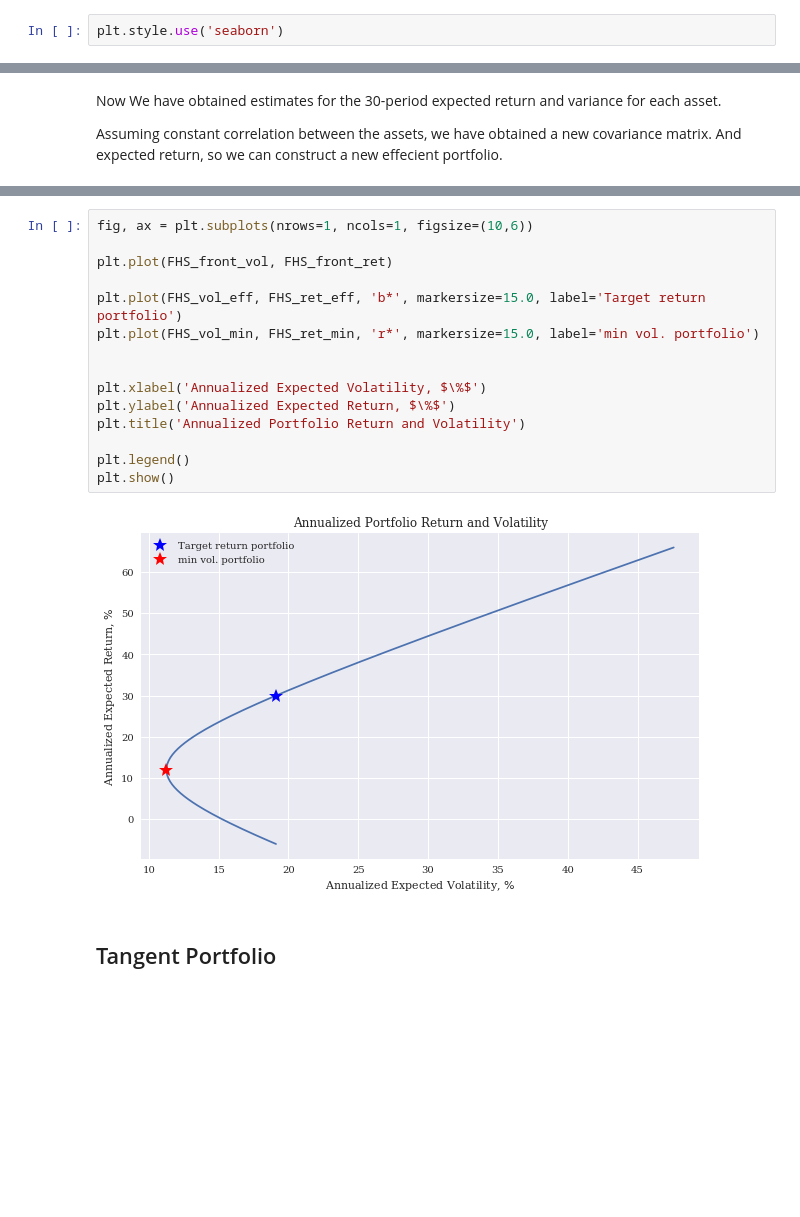
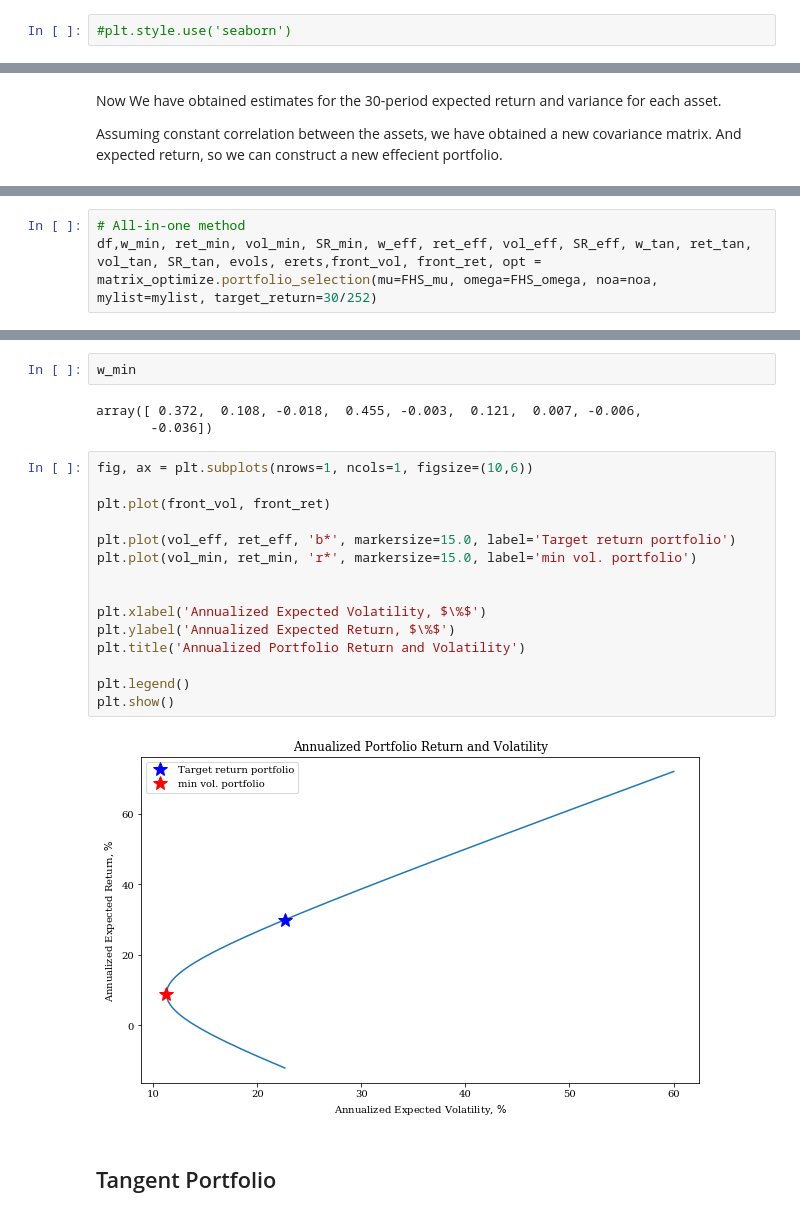
Before and after one commit to MartinBA741/Applied-Corporate-Finance, a Jupyter notebook: main_v2.ipynb, the cells around one changed output, grey strips where cells are left out. Cells and saved outputs as stored; diff of their text form; blank space fills up the shorter version.

```diff
--- a/main_v2.ipynb
+++ b/main_v2.ipynb
@@ -22,5 +22,5 @@ from matrix_optimize import port_ret, port_vol, min_vol, eff_vol, sharpe_ratio,
 # %%
-plt.style.use('seaborn')
+#plt.style.use('seaborn')
 # %%
 mydict = {'IGF': 'Global Infrastructure',
           'IFGL':'International Developed Real Estate ETF',
@@ -991,0 +708,3 @@ FHS_z, FHS_front_vol, FHS_front_ret = efficient_frontier(min_weights=FHS_w_min,
+# %%
+# All-in-one method
+df,w_min, ret_min, vol_min, SR_min, w_eff, ret_eff, vol_eff, SR_eff, w_tan, ret_tan, vol_tan, SR_tan, evols, erets,front_vol, front_ret, opt = matrix_optimize.portfolio_selection(mu=FHS_mu, omega=FHS_omega, noa=noa, mylist=mylist, target_return=30/252)
@@ -992,19 +720,24 @@ FHS_z, FHS_front_vol, FHS_front_ret = efficient_frontier(min_weights=FHS_w_min,
+# %%
+w_min
+# %% [output]
+array([ 0.372,  0.108, -0.018,  0.455, -0.003,  0.121,  0.007, -0.006,
+       -0.036])
 # %%
 fig, ax = plt.subplots(nrows=1, ncols=1, figsize=(10,6))
 
-plt.plot(FHS_front_vol, FHS_front_ret)
+plt.plot(front_vol, front_ret)
 
-plt.plot(FHS_vol_eff, FHS_ret_eff, 'b*', markersize=15.0, label='Target return portfolio')
-plt.plot(FHS_vol_min, FHS_ret_min, 'r*', markersize=15.0, label='min vol. portfolio')
+plt.plot(vol_eff, ret_eff, 'b*', markersize=15.0, label='Target return portfolio')
+plt.plot(vol_min, ret_min, 'r*', markersize=15.0, label='min vol. portfolio')
 
 
 plt.xlabel('Annualized Expected Volatility, $\%$')
 plt.ylabel('Annualized Expected Return, $\%$')
 plt.title('Annualized Portfolio Return and Volatility')
 
 plt.legend()
 plt.show()
 # %% [output]
-[figure, old version]
+[figure, new version]
 # %% [markdown]
 ## Tangent Portfolio
```
Also changed, not shown: parts of 47 cells of this notebook, 1 other file.
